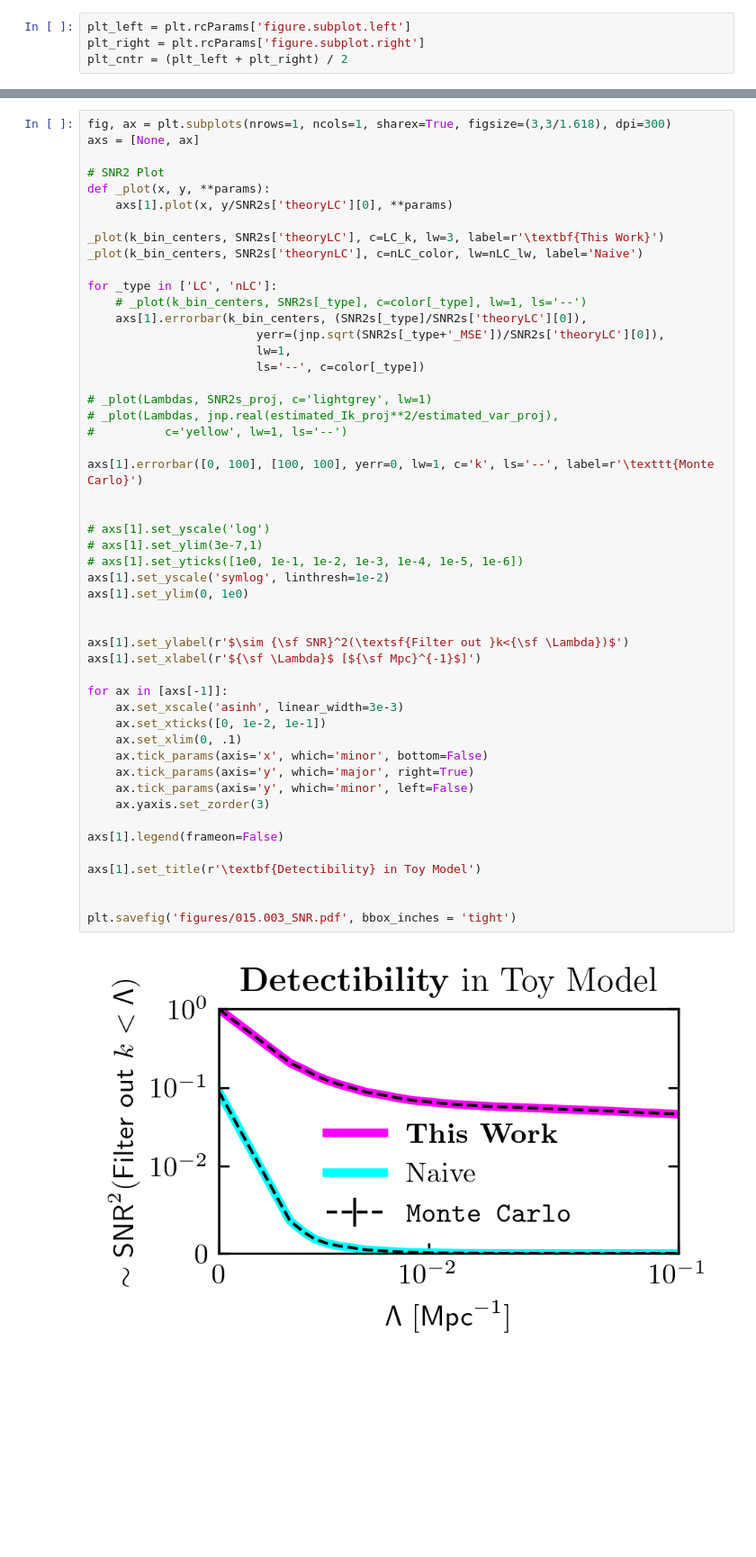
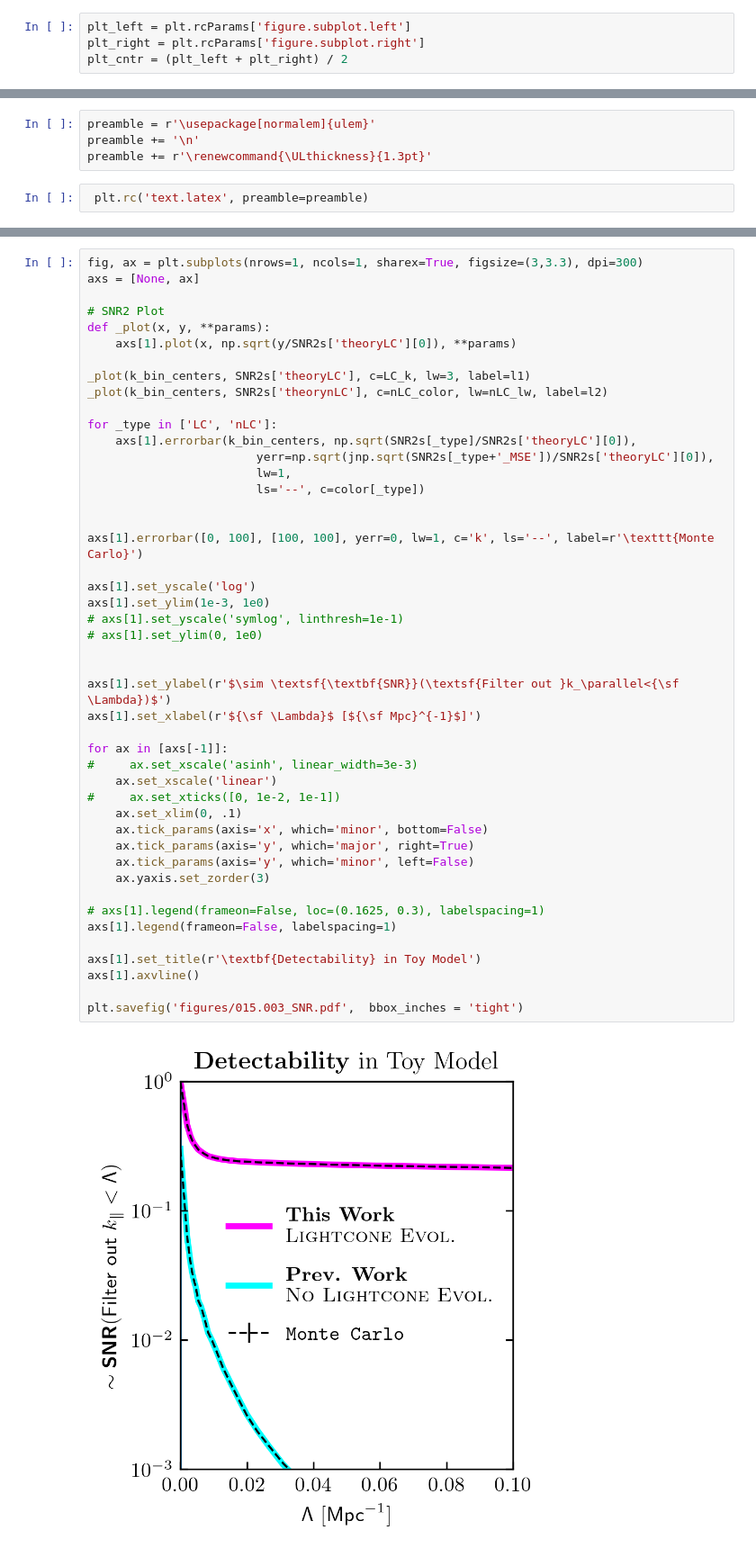
Before and after one commit to DelonShen/LIMxCMBL, a Jupyter notebook: 015.003.2025-05-09.toy-model-viz.ipynb, the cells around one changed output, grey strips where cells are left out. Shown at 90% size. Saved outputs shown, nothing was run; the diff lists cells and outputs as text; blank space fills up the shorter version.

```diff
--- a/015.003.2025-05-09.toy-model-viz.ipynb
+++ b/015.003.2025-05-09.toy-model-viz.ipynb
@@ -378,4 +358,10 @@ axs[0].set_title(r'\textbf{Intuition} from Toy Model')
 plt.savefig('figures/015.003.pdf', bbox_inches = 'tight')
 # %% [output]
 [figure]
+# %%
+preamble = r'\usepackage[normalem]{ulem}'
+preamble += '\n'
+preamble += r'\renewcommand{\ULthickness}{1.3pt}'
+# %%
+ plt.rc('text.latex', preamble=preamble)
 # %%
@@ -438,52 +436,48 @@ plt.savefig('figures/015.003_Ik.pdf', bbox_inches = 'tight')
 # %%
-fig, ax = plt.subplots(nrows=1, ncols=1, sharex=True, figsize=(3,3/1.618), dpi=300)
+fig, ax = plt.subplots(nrows=1, ncols=1, sharex=True, figsize=(3,3.3), dpi=300)
 axs = [None, ax]
 
 # SNR2 Plot
 def _plot(x, y, **params):
-    axs[1].plot(x, y/SNR2s['theoryLC'][0], **params)
+    axs[1].plot(x, np.sqrt(y/SNR2s['theoryLC'][0]), **params)
 
-_plot(k_bin_centers, SNR2s['theoryLC'], c=LC_k, lw=3, label=r'\textbf{This Work}')
-_plot(k_bin_centers, SNR2s['theorynLC'], c=nLC_color, lw=nLC_lw, label='Naive')
+_plot(k_bin_centers, SNR2s['theoryLC'], c=LC_k, lw=3, label=l1)
+_plot(k_bin_centers, SNR2s['theorynLC'], c=nLC_color, lw=nLC_lw, label=l2)
 
 for _type in ['LC', 'nLC']:
-    # _plot(k_bin_centers, SNR2s[_type], c=color[_type], lw=1, ls='--')
-    axs[1].errorbar(k_bin_centers, (SNR2s[_type]/SNR2s['theoryLC'][0]),
-                        yerr=(jnp.sqrt(SNR2s[_type+'_MSE'])/SNR2s['theoryLC'][0]),
+    axs[1].errorbar(k_bin_centers, np.sqrt(SNR2s[_type]/SNR2s['theoryLC'][0]),
+                        yerr=np.sqrt(jnp.sqrt(SNR2s[_type+'_MSE'])/SNR2s['theoryLC'][0]),
                         lw=1,
                         ls='--', c=color[_type])
 
-# _plot(Lambdas, SNR2s_proj, c='lightgrey', lw=1)
-# _plot(Lambdas, jnp.real(estimated_Ik_proj**2/estimated_var_proj),
-#          c='yellow', lw=1, ls='--')
 
 axs[1].errorbar([0, 100], [100, 100], yerr=0, lw=1, c='k', ls='--', label=r'\texttt{Monte Carlo}')
 
-
-# axs[1].set_yscale('log')
-# axs[1].set_ylim(3e-7,1)
-# axs[1].set_yticks([1e0, 1e-1, 1e-2, 1e-3, 1e-4, 1e-5, 1e-6])
-axs[1].set_yscale('symlog', linthresh=1e-2)
-axs[1].set_ylim(0, 1e0)
+axs[1].set_yscale('log')
+axs[1].set_ylim(1e-3, 1e0)
+# axs[1].set_yscale('symlog', linthresh=1e-1)
+# axs[1].set_ylim(0, 1e0)
 
 
-axs[1].set_ylabel(r'$\sim {\sf SNR}^2(\textsf{Filter out }k<{\sf \Lambda})$')
+axs[1].set_ylabel(r'$\sim \textsf{\textbf{SNR}}(\textsf{Filter out }k_\parallel<{\sf \Lambda})$')
 axs[1].set_xlabel(r'${\sf \Lambda}$ [${\sf Mpc}^{-1}$]')
 
 for ax in [axs[-1]]:
-    ax.set_xscale('asinh', linear_width=3e-3)
-    ax.set_xticks([0, 1e-2, 1e-1])
+#     ax.set_xscale('asinh', linear_width=3e-3)
+    ax.set_xscale('linear')
+#     ax.set_xticks([0, 1e-2, 1e-1])
     ax.set_xlim(0, .1)
     ax.tick_params(axis='x', which='minor', bottom=False)
     ax.tick_params(axis='y', which='major', right=True)
     ax.tick_params(axis='y', which='minor', left=False)
     ax.yaxis.set_zorder(3)
 
-axs[1].legend(frameon=False)
+# axs[1].legend(frameon=False, loc=(0.1625, 0.3), labelspacing=1)
+axs[1].legend(frameon=False, labelspacing=1)
 
-axs[1].set_title(r'\textbf{Detectibility} in Toy Model')
+axs[1].set_title(r'\textbf{Detectability} in Toy Model')
+axs[1].axvline()
 
-
-plt.savefig('figures/015.003_SNR.pdf', bbox_inches = 'tight')
+plt.savefig('figures/015.003_SNR.pdf',  bbox_inches = 'tight')
 # %% [output]
-[figure, old version]
+[figure, new version]
```
Also changed, not shown: parts of 3 cells of this notebook, 4 other files.
